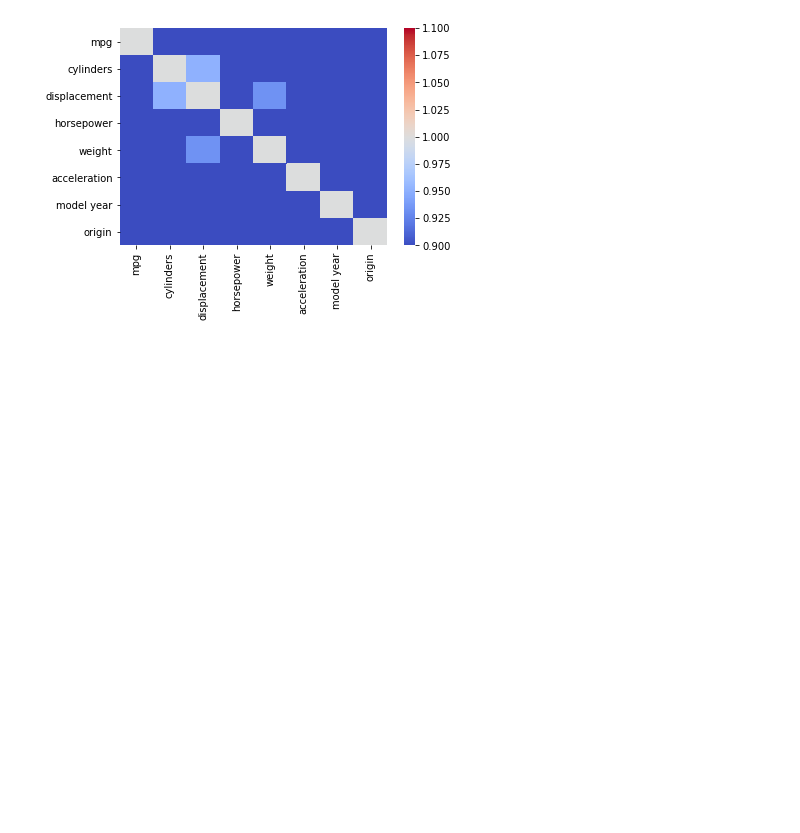
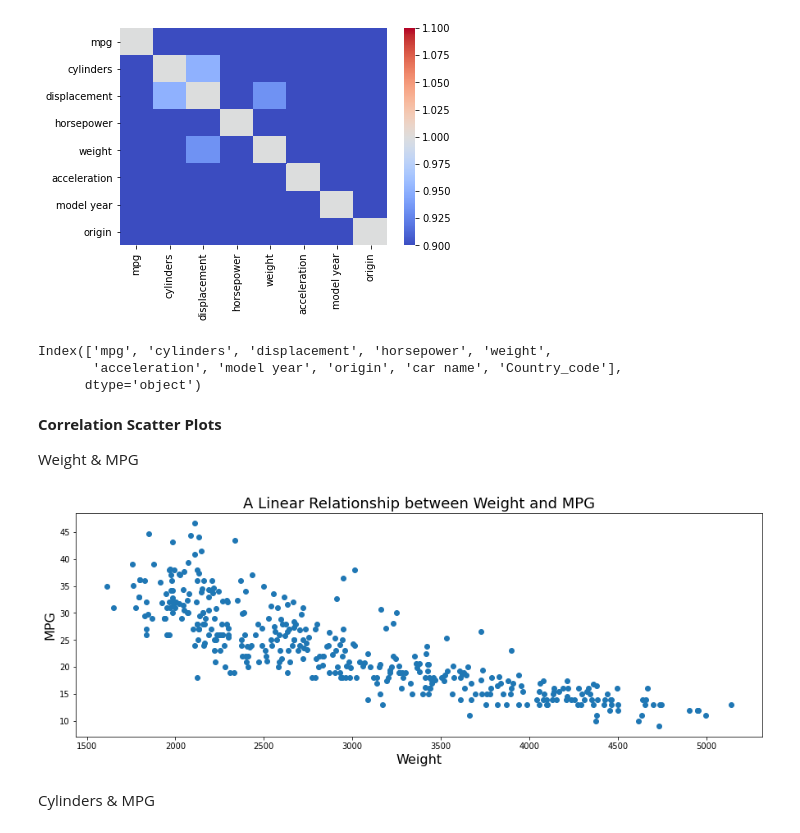
Before and after one commit to samgarcia3/Auto-MPG-Analysis, a Jupyter notebook: Auto_mpg.ipynb, the cells around one changed output. Drawn from its saved outputs; the diff is of its cells as text; code cells hidden in the pictures; blank space fills up the shorter version.

```diff
--- a/Auto_mpg.ipynb
+++ b/Auto_mpg.ipynb
@@ -408,3 +408,28 @@ sns.heatmap(clean_mpg.corr(), vmin=1, cmap='coolwarm');
 sns.heatmap;
 # %% [output]
 [figure]
+# %%
+clean_mpg.columns
+# %% [output]
+Index(['mpg', 'cylinders', 'displacement', 'horsepower', 'weight',
+       'acceleration', 'model year', 'origin', 'car name', 'Country_code'],
+      dtype='object')
+# %% [markdown]
+**Correlation Scatter Plots**
+<br>
+
+Weight & MPG
+# %%
+x = clean_mpg['weight']
+y = clean_mpg['mpg']
+# %%
+plt.figure(figsize=(15,5))
+plt.scatter(x,y)
+plt.xlabel("Weight", size=16)
+plt.ylabel("MPG", size=16)
+plt.title(r"A Linear Relationship between Weight and MPG", size=18)
+plt.show()
+# %% [output]
+[figure, added]
+# %% [markdown]
+Cylinders & MPG
```
Also changed, not shown: parts of 11 cells of this notebook.
